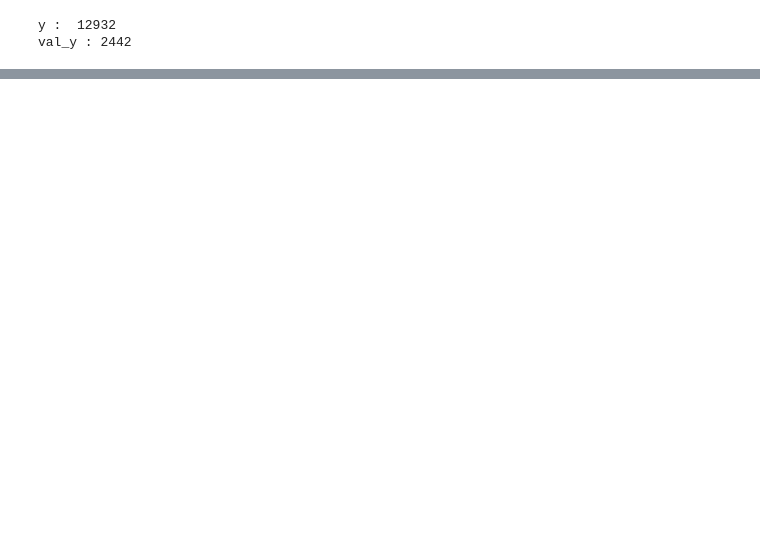
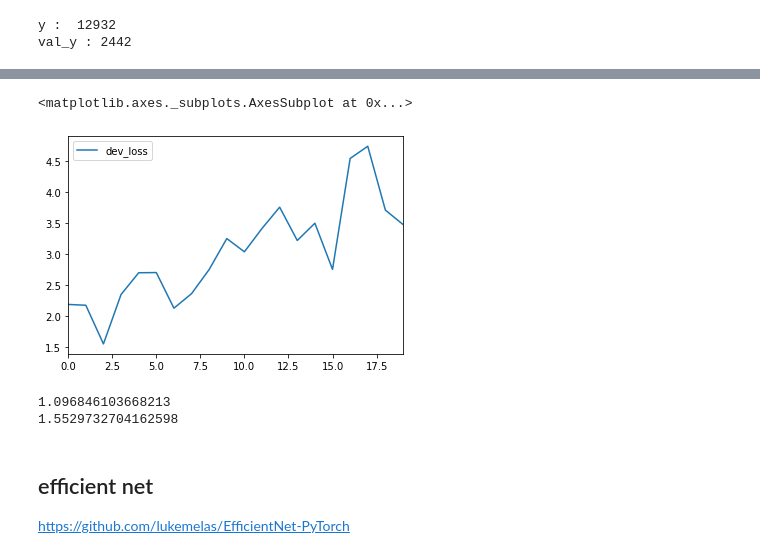
Before and after one commit to WonJunPark/Kaggle_DFDC, a Jupyter notebook: dfdc_model.ipynb, the cells around one changed output, grey strips where cells are left out. Saved outputs shown, nothing was run; the diff lists cells and outputs as text; code cells hidden in the pictures; blank space fills up the shorter version.

```diff
--- a/dfdc_model.ipynb
+++ b/dfdc_model.ipynb
@@ -459,0 +501,5 @@ start!
+# %%
+history2.plot()
+# %% [output]
+<matplotlib.axes._subplots.AxesSubplot at 0x...>
+[figure, added]
@@ -459,0 +508,10 @@ start!
+# %%
+print(xception_result)
+print(resnext_result)
+# %% [output]
+1.096846103668213
+1.5529732704162598
+# %% [markdown]
+## efficient net
+
+https://github.com/lukemelas/EfficientNet-PyTorch
```
Also changed, not shown: parts of 51 cells of this notebook.
